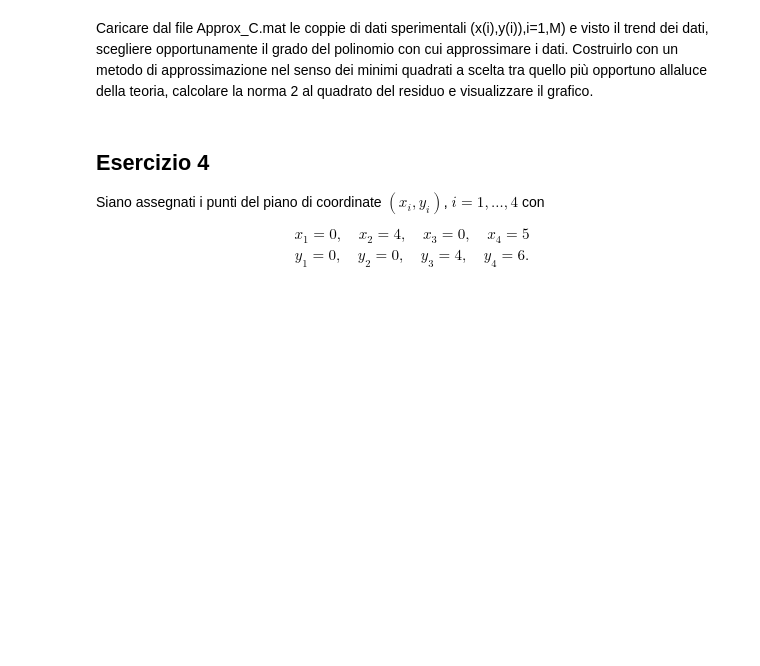
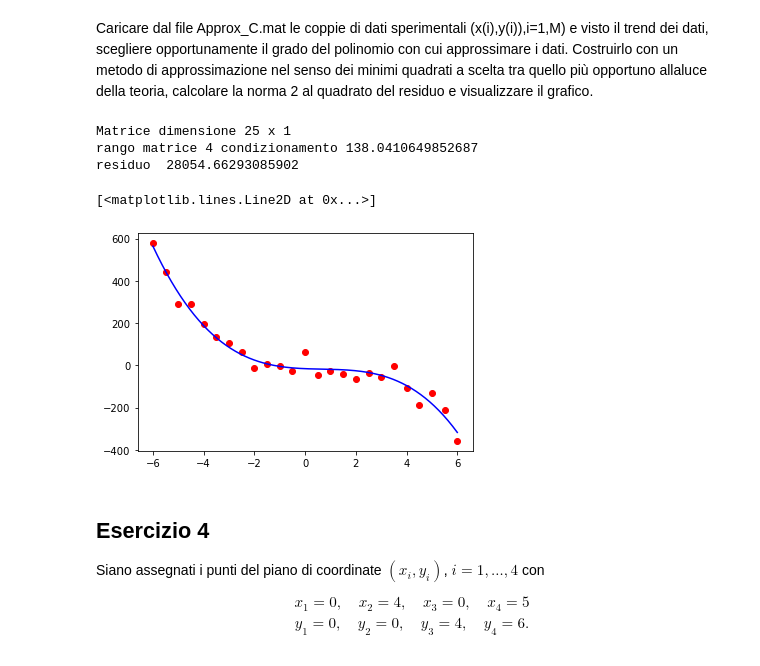
Before and after one commit to TommasoCere/metodi-numerici, a Jupyter notebook: Potenziamento/01Giugno/Potenziamento1Giugno.ipynb, the cells around one changed output. Saved outputs shown, nothing was run; the diff lists cells and outputs as text; code cells hidden in the pictures; blank space fills up the shorter version.

```diff
--- a/Potenziamento/01Giugno/Potenziamento1Giugno.ipynb
+++ b/Potenziamento/01Giugno/Potenziamento1Giugno.ipynb
@@ -266,6 +266,34 @@ def eqnorm(A,b):
 ## Esercizio 3
 # %% [markdown]
 Caricare dal  file  Approx_C.mat  le coppie di dati sperimentali (x(i),y(i)),i=1,M) e visto il trend dei dati, scegliere opportunamente  il grado del polinomio con cui approssimare  i dati. Costruirlo con un metodo di approssimazione nel senso dei minimi quadrati a scelta tra quello più opportuno allaluce della teoria, calcolare la norma 2 al quadrato del residuo e visualizzare  il grafico.
+# %%
+dati = loadmat('Approx_C.mat')
+A=dati["x"]
+b=dati["y"]
+n,m=A.shape
+print("Matrice dimensione", n ,"x", m)
+A=A.reshape(n,)
+b=b.reshape(n,)
+plt.plot(A,b,'ro')
+# analizzando il trend dei dati, si può ovvervare che ha un andamento di un polinomio di grado 3
+n=3
+n1=n+1
+A3=np.vander(A,increasing=True)[:,:n1]
+print("rango matrice", np.linalg.matrix_rank(A3), "condizionamento", np.linalg.cond(A3))
+#La matrice A è a rango massimo e mediamente mal condizionata,
+#la matrice A^T A, avraà indice di condizionamento il quadrato dell'indice di condizionamento
+#di A, per cui uso il metodo QR
+alpha,residuo=qrLS(A3,b)
+print("residuo ",residuo)
+xx=np.linspace(np.min(A),np.max(A),200)
+polQR=np.polyval(np.flip(alpha),xx)
+plt.plot(xx,polQR,'b')
+# %% [output]
+Matrice dimensione 25 x 1
+rango matrice 4 condizionamento 138.0410649852687
+residuo  28054.66293085902
+[<matplotlib.lines.Line2D at 0x...>]
+[figure, added]
 # %% [markdown]
 ## Esercizio 4
 Siano assegnati i punti del piano di coordinate $(x_i, y_i)$, $i=1,\ldots,4$ con
```
